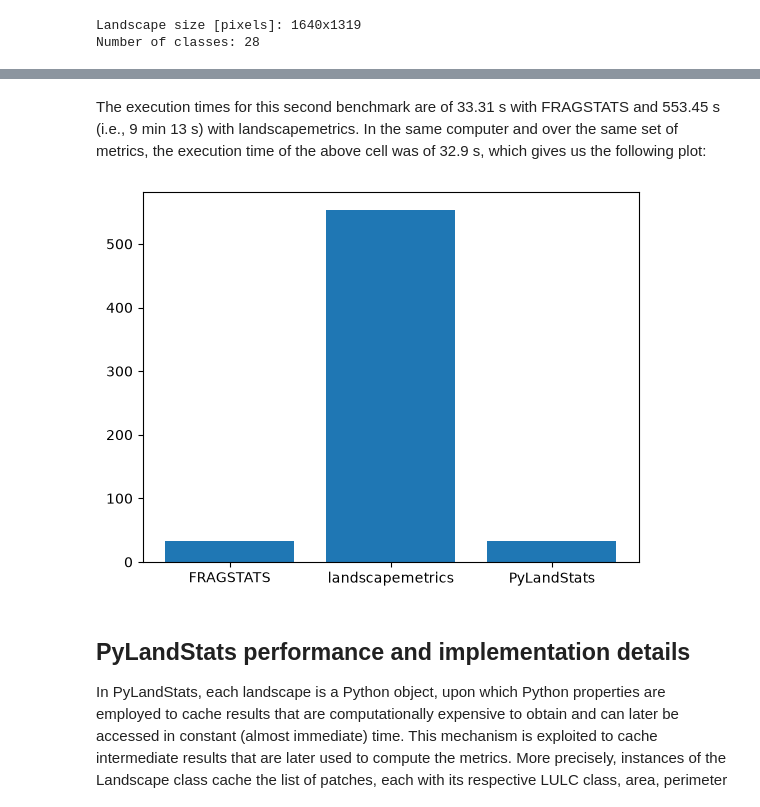
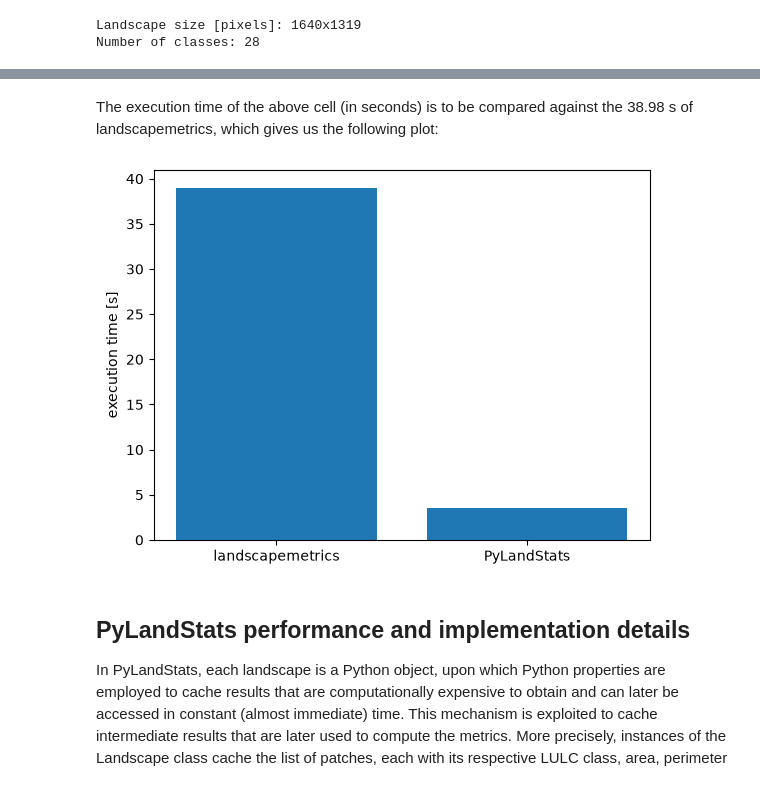
Before and after one commit to martibosch/pylandstats, a Jupyter notebook: docs/user-guide/a02-performance-notes.ipynb, the cells around one changed output, grey strips where cells are left out. Cells and saved outputs as stored; diff of their text form; code cells hidden in the pictures.

```diff
--- a/docs/user-guide/a02-performance-notes.ipynb
+++ b/docs/user-guide/a02-performance-notes.ipynb
@@ -73,8 +114,10 @@ print(f"Number of classes: {len(ls.classes)}")
 Landscape size [pixels]: 1640x1319
 Number of classes: 28
 # %%
-%%time
-patch_df = ls.compute_patch_metrics_df()
-class_df = ls.compute_class_metrics_df()
-landscape_df = ls.compute_class_metrics_df()
+start = time.perf_counter()
+patch_df = ls.compute_patch_metrics_df(metrics=patch_metrics)
+class_df = ls.compute_class_metrics_df(metrics=class_metrics)
+landscape_df = ls.compute_landscape_metrics_df(metrics=landscape_metrics)
+execution_time = time.perf_counter() - start
+execution_time
 # %% [output]
@@ -83,9 +125,9 @@ Wall time: 1min 15s
 # %% [markdown]
-The execution times for this second benchmark are of 33.31 s with FRAGSTATS and 553.45 s (i.e., 9 min 13 s) with landscapemetrics. In the same computer and over the same set of metrics, the execution time of the above cell was of 32.9 s, which gives us the following plot:
+The execution time of the above cell (in seconds) is to be compared against the 38.98 s of landscapemetrics, which gives us the following plot:
 # %%
-benchmark_plot([33.31, 553.45, 32.9])
+benchmark_plot([38.98, execution_time])
 # %% [output]
-[figure, old version]
+[figure, new version]
 # %% [markdown]
 ## PyLandStats performance and implementation details
 
```
Also changed, not shown: parts of 15 cells of this notebook, 3 other files.
